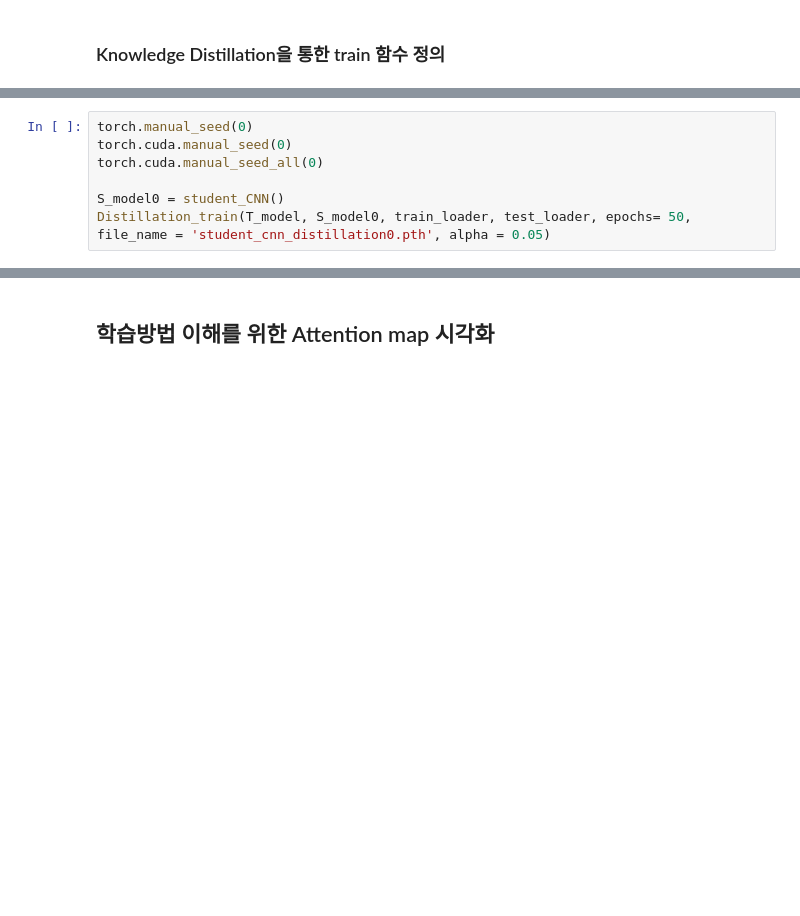
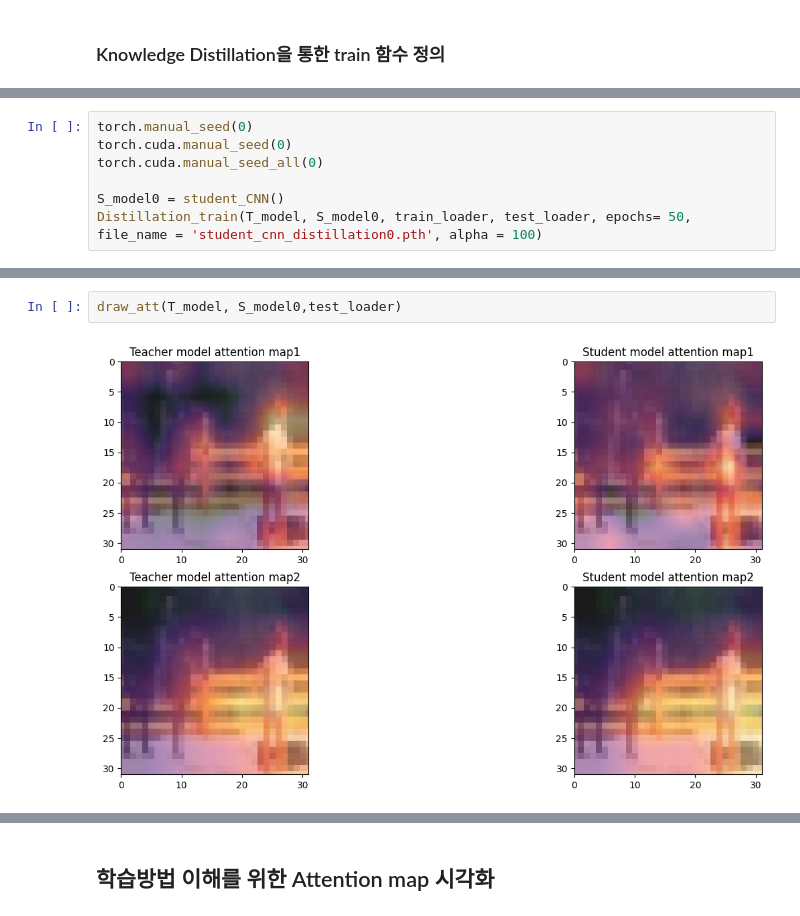
Before and after one commit to jwk1121/JuWon, a Jupyter notebook: docs/DL/posts/Feature_Based_Knowledge_Practice.ipynb, the cells around one changed output, grey strips where cells are left out. Saved outputs shown, nothing was run; the diff lists cells and outputs as text; blank space fills up the shorter version.

```diff
--- a/docs/DL/posts/Feature_Based_Knowledge_Practice.ipynb
+++ b/docs/DL/posts/Feature_Based_Knowledge_Practice.ipynb
@@ -432,5 +478,5 @@ torch.cuda.manual_seed(0)
 torch.cuda.manual_seed_all(0)
 
 S_model0 = student_CNN()
-Distillation_train(T_model, S_model0, train_loader, test_loader, epochs= 50, file_name = 'student_cnn_distillation0.pth', alpha = 0.05)
+Distillation_train(T_model, S_model0, train_loader, test_loader, epochs= 50, file_name = 'student_cnn_distillation0.pth', alpha = 100)
 # %% [output]
@@ -442,3 +488,7 @@ Epoch: 50, Train_Loss: 2744395.0874, Test acc: 0.7761, Epoch_time: 61.9622
+# %%
+draw_att(T_model, S_model0,test_loader)
+# %% [output]
+[figure, added]
 # %%
 torch.manual_seed(0)
 torch.cuda.manual_seed(0)
```
Also changed, not shown: parts of 23 cells of this notebook, 14 other files.
